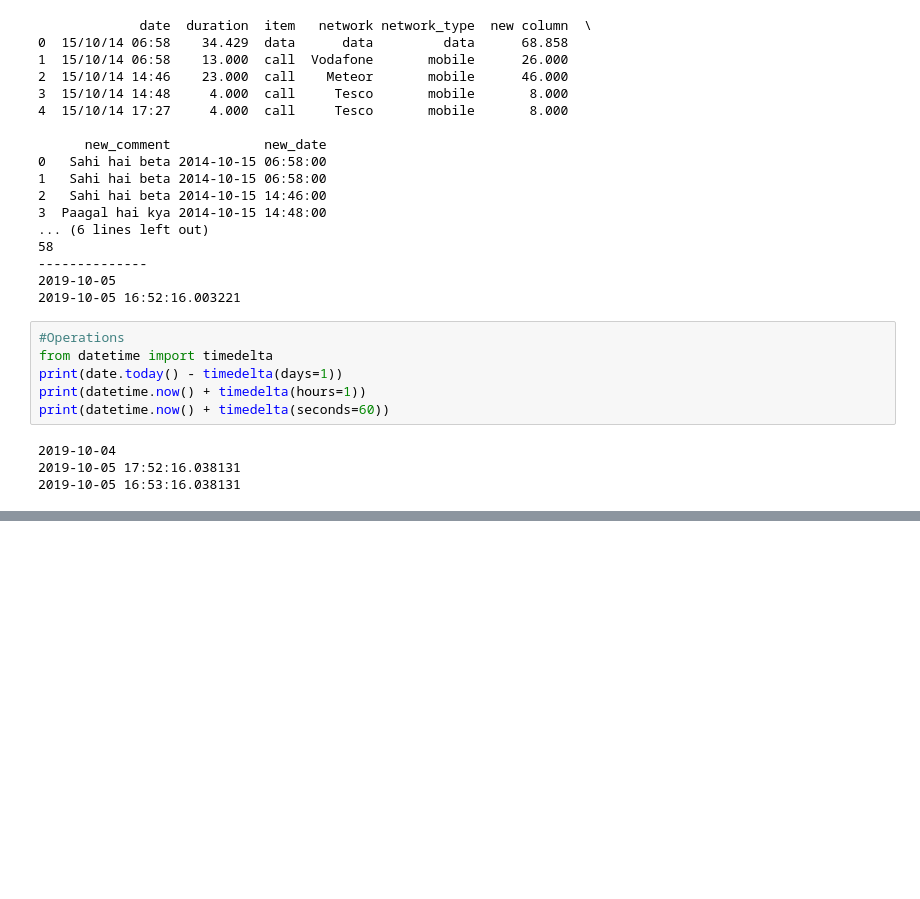
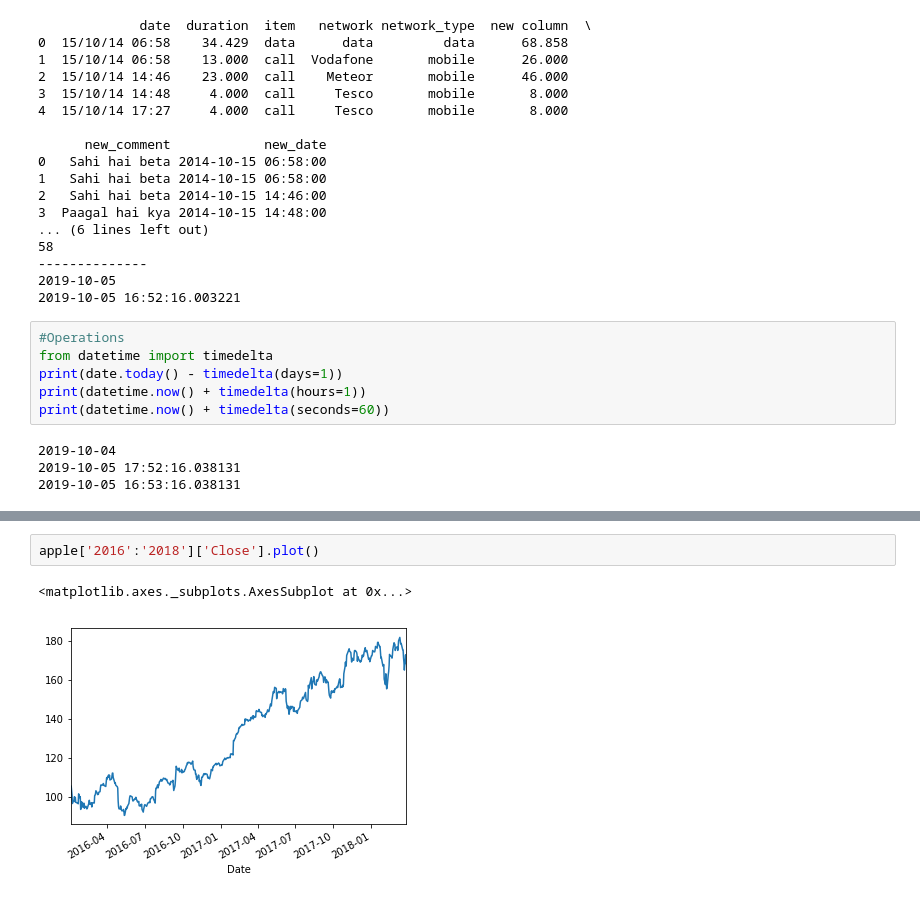
Before and after one commit to nikhilrsharma/Pandas, a Jupyter notebook: Pandas (Nikhil).ipynb, the cells around one changed output, grey strips where cells are left out. Saved outputs shown, nothing was run; the diff lists cells and outputs as text; blank space fills up the shorter version.

```diff
--- a/Pandas (Nikhil).ipynb
+++ b/Pandas (Nikhil).ipynb
@@ -446,0 +498,5 @@ print(datetime.now() + timedelta(seconds=60))
+# %%
+apple['2016':'2018']['Close'].plot()
+# %% [output]
+<matplotlib.axes._subplots.AxesSubplot at 0x...>
+[figure, added]
```
Also changed, not shown: parts of 27 cells of this notebook.
